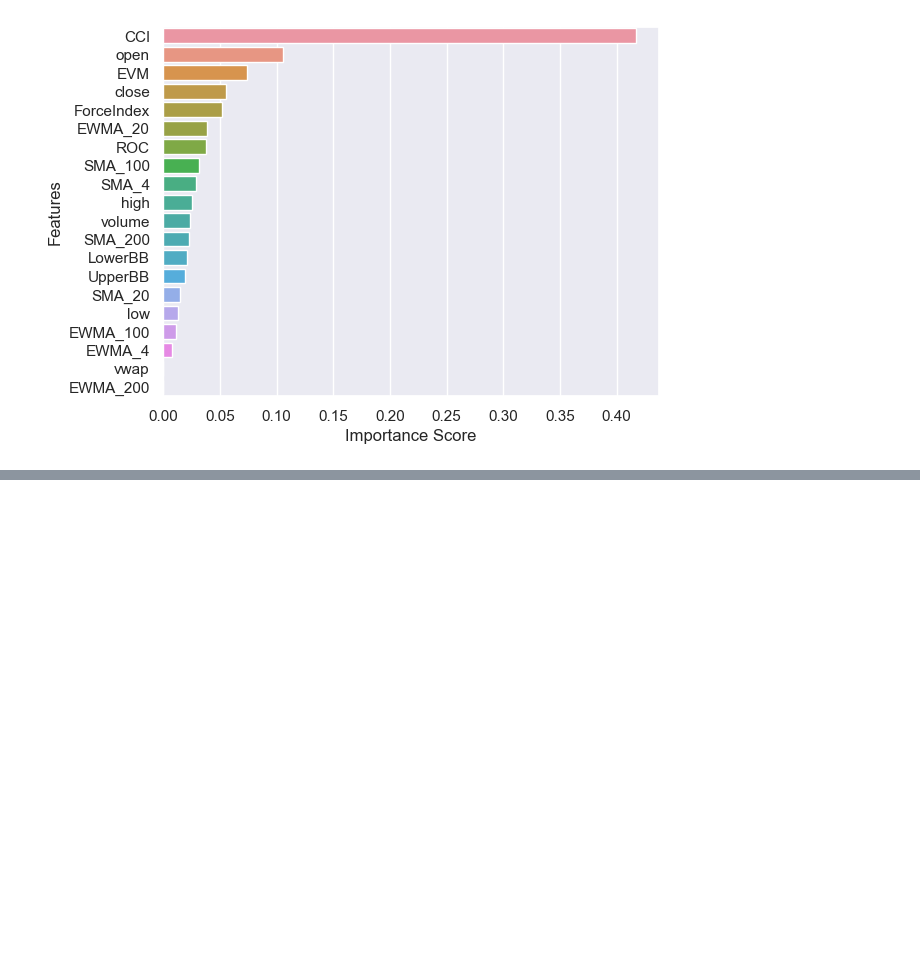
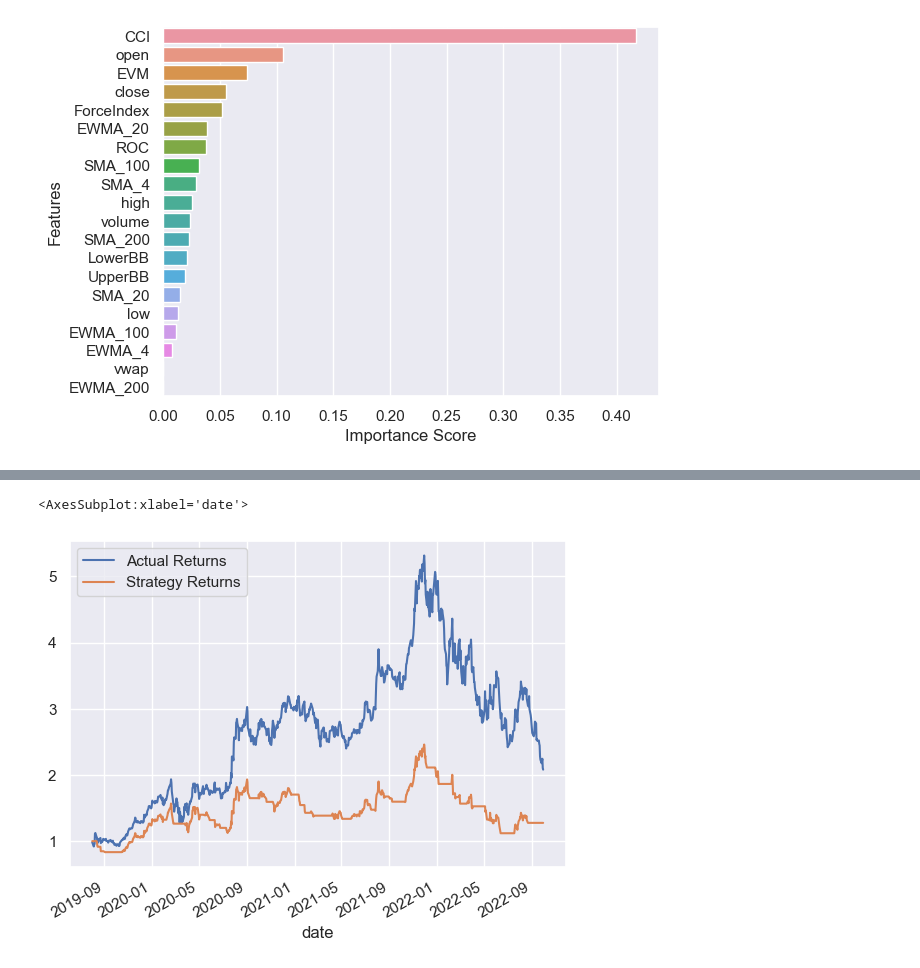
Before and after one commit to jamestan8292/Trading_Bot, a Jupyter notebook: main_ml_AMD.ipynb, the cells around one changed output, grey strips where cells are left out. Saved outputs shown, nothing was run; the diff lists cells and outputs as text; code cells hidden in the pictures; blank space fills up the shorter version.

```diff
--- a/main_ml_AMD.ipynb
+++ b/main_ml_AMD.ipynb
@@ -543,0 +482,13 @@ pickle.dump(model, open('./Resources/AMD_ml_model.pkl', 'wb'))
+# %%
+# Filter the date index and close columns
+data_bt = data.loc[:, ["close"]]
+
+# Use the pct_change function to generate  returns from close prices
+data_bt["Actual Returns"] = data_bt["close"].pct_change()
+
+# Drop all NaN values from the DataFrame
+data_bt = data_bt.dropna()
+
+# Review the DataFrame
+display(data_bt.head())
+display(data_bt.tail())
@@ -543,0 +510,22 @@ pickle.dump(model, open('./Resources/AMD_ml_model.pkl', 'wb'))
+# %%
+X_scaled = X_scaler.transform(X)
+pred_bt = model.predict(X_scaled)
+
+# Create a predictions DataFrame
+predictions_df = pd.DataFrame(index=X.index)
+
+# Add the SVM model predictions to the DataFrame
+predictions_df['Predicted'] = pred_bt
+
+# Add Entry/Exit signal to the DataFrame
+predictions_df['Entry/Exit'] = predictions_df['Predicted'].diff()
+predictions_df = predictions_df.dropna()
+
+# Add the actual returns to the DataFrame
+predictions_df['Actual Returns'] = data_bt['Actual Returns']
+
+# Add the strategy returns to the DataFrame
+predictions_df['Strategy Returns'] = (predictions_df['Actual Returns'] * predictions_df['Predicted'])
+
+# Review the DataFrame
+predictions_df
@@ -543,0 +551,6 @@ pickle.dump(model, open('./Resources/AMD_ml_model.pkl', 'wb'))
+# %%
+# Plot the actual returns versus the strategy returns
+(1 + predictions_df[['Actual Returns', 'Strategy Returns']]).cumprod().plot()
+# %% [output]
+<AxesSubplot:xlabel='date'>
+[figure, added]
```
Also changed, not shown: parts of 48 cells of this notebook, 10 other files.
